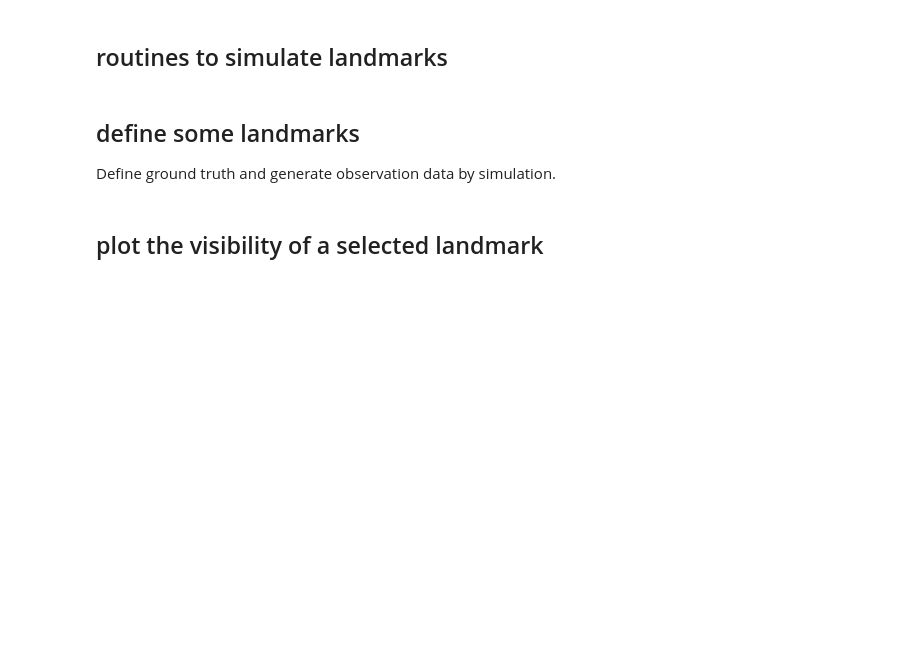
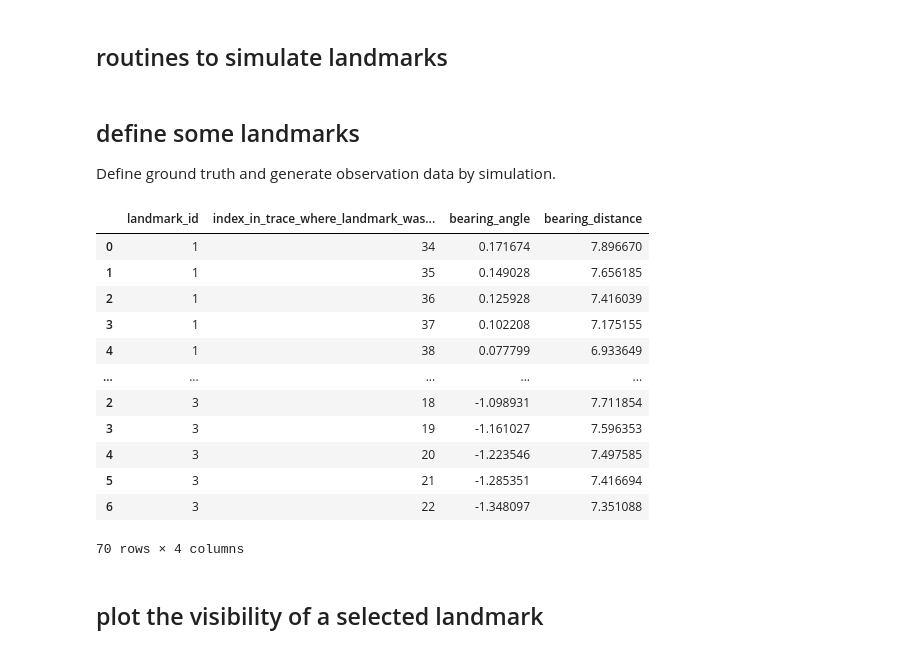
Before and after one commit to christianausb/vehicleControl, a Jupyter notebook: landmark_tracking.ipynb, the cells around one changed output. Saved outputs shown, nothing was run; the diff lists cells and outputs as text; code cells hidden in the pictures; blank space fills up the shorter version.

Commit message:
refactor landmark_tracking - I

```diff
--- a/landmark_tracking.ipynb
+++ b/landmark_tracking.ipynb
@@ -74,8 +88,8 @@ def np_normalize_angle_mpi_to_pi(angle):
 # %%
-def find_sense_landmark_on_given_trace(
+def sense_landmark_on_given_trace(
     x_y_psi, landmark_xy,
-    angular_range=np.deg2rad(80),
-    max_distance=8
+    field_of_view_angle=np.deg2rad(80),
+    field_of_view_max_distance=8
 ):
 
     # simulate landmark detecting sensor
@@ -89,12 +103,12 @@ def find_sense_landmark_on_given_trace(
 
     I_seen_in_front_of_vehicle = np.where(
         np.logical_and(
-            bearing_angle <   angular_range,
-            bearing_angle > - angular_range
+            bearing_angle <   field_of_view_angle,
+            bearing_angle > - field_of_view_angle
         )
     )[0]
 
-    I_tmp = np.where( bearing_distance[I_seen_in_front_of_vehicle] < max_distance )[0]
+    I_tmp = np.where( bearing_distance[I_seen_in_front_of_vehicle] < field_of_view_max_distance )[0]
 
     I_low_distance_and_visible = I_seen_in_front_of_vehicle[I_tmp]
 
@@ -107,21 +121,25 @@ def find_sense_landmark_on_given_trace(
 
 Define ground truth and generate observation data by simulation.
 # %%
+# define landmark ground truth
 landmarks_gt = [
-    [ 1, 10.0, 0.0 ],
-    [ 2, 9.0, 5.0 ],
-    [ 3, 20.0, 10.0 ],
+    # landmark id, x,     y
+    [ 1,           10.0,  0.0 ],
+    [ 2,           9.0,   5.0 ],
+    [ 3,           20.0,  10.0 ],
 ]
 
 landmarks_bearing = None
 landmarks_observations_by_id = {}
+
+pdf_landmarks_bearing = pd.DataFrame()
 
 for i, landmark_gt in enumerate(landmarks_gt):
 
     landmark_xy_gt = [ landmark_gt[1], landmark_gt[2] ]
     landmark_id   =   int(landmark_gt[0])
 
-    n_observations_per_landmark, I_low_distance_and_visible, bearing_angle, bearing_distance = find_sense_landmark_on_given_trace(
+    n_observations_per_landmark, I_low_distance_and_visible, bearing_angle, bearing_distance = sense_landmark_on_given_trace(
         trace['x_y_psi'],
         landmark_xy_gt
     )
@@ -134,6 +152,12 @@ for i, landmark_gt in enumerate(landmarks_gt):
         bearing_distance
     ]).transpose()
 
+    pdf_landmark_bearing = pd.DataFrame()
+    pdf_landmark_bearing["landmark_id"]                                = landmark_id*np.ones(n_observations_per_landmark, dtype=np.int64)
+    pdf_landmark_bearing["index_in_trace_where_landmark_was_seen"]     = I_low_distance_and_visible
+    pdf_landmark_bearing["bearing_angle"]                              = bearing_angle
+    pdf_landmark_bearing["bearing_distance"]                           = bearing_distance
+
     landmarks_observations_by_id[ landmark_id ] = {
         'I_low_distance_and_visible' : I_low_distance_and_visible,  # the indices of the samples in the trace at which the landmark was seen.
         'landmark_bearing' : landmark_bearing,
@@ -142,14 +166,36 @@ for i, landmark_gt in enumerate(landmarks_gt):
         'landmark_xy_gt' : landmark_xy_gt,
     }
 
+
+
     if i==0:
         landmarks_bearing = landmark_bearing
+        pdf_landmarks_bearing = pdf_landmark_bearing
     else:
         landmarks_bearing = np.concatenate(( landmarks_bearing, landmark_bearing ))
+
+        pdf_landmarks_bearing = pd.concat( ( pdf_landmarks_bearing, pdf_landmark_bearing ), axis=0  )
 
 
 
 trace['bearing_noise'] =       [ 0.01, 0.4 ]
-trace['landmark_bearing'] = landmarks_bearing
+trace['landmark_bearing'] = landmarks_bearing # REMOVE
+trace['pdf_landmarks_bearing'] = pdf_landmarks_bearing
 
 #landmarks_bearing
+# %%
+pdf_landmarks_bearing
+# %% [output]
+|  | landmark_id | index_in_trace_where_landmark_was... | bearing_angle | bearing_distance |
+| 0 | 1 | 34 | 0.171674 | 7.896670 |
+| 1 | 1 | 35 | 0.149028 | 7.656185 |
+| 2 | 1 | 36 | 0.125928 | 7.416039 |
+| 3 | 1 | 37 | 0.102208 | 7.175155 |
+| 4 | 1 | 38 | 0.077799 | 6.933649 |
+| ... | ... | ... | ... | ... |
+| 2 | 3 | 18 | -1.098931 | 7.711854 |
+| 3 | 3 | 19 | -1.161027 | 7.596353 |
+| 4 | 3 | 20 | -1.223546 | 7.497585 |
+| 5 | 3 | 21 | -1.285351 | 7.416694 |
+| 6 | 3 | 22 | -1.348097 | 7.351088 |
+70 rows × 4 columns
```
Also changed, not shown: parts of 10 cells of this notebook, 1 other file.
